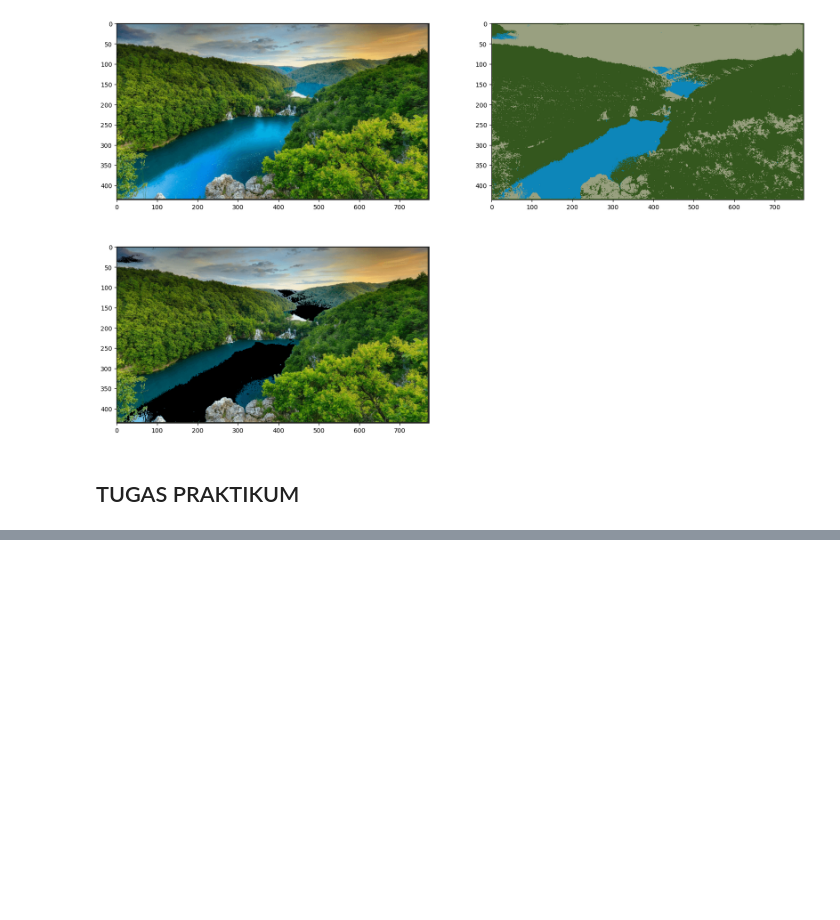
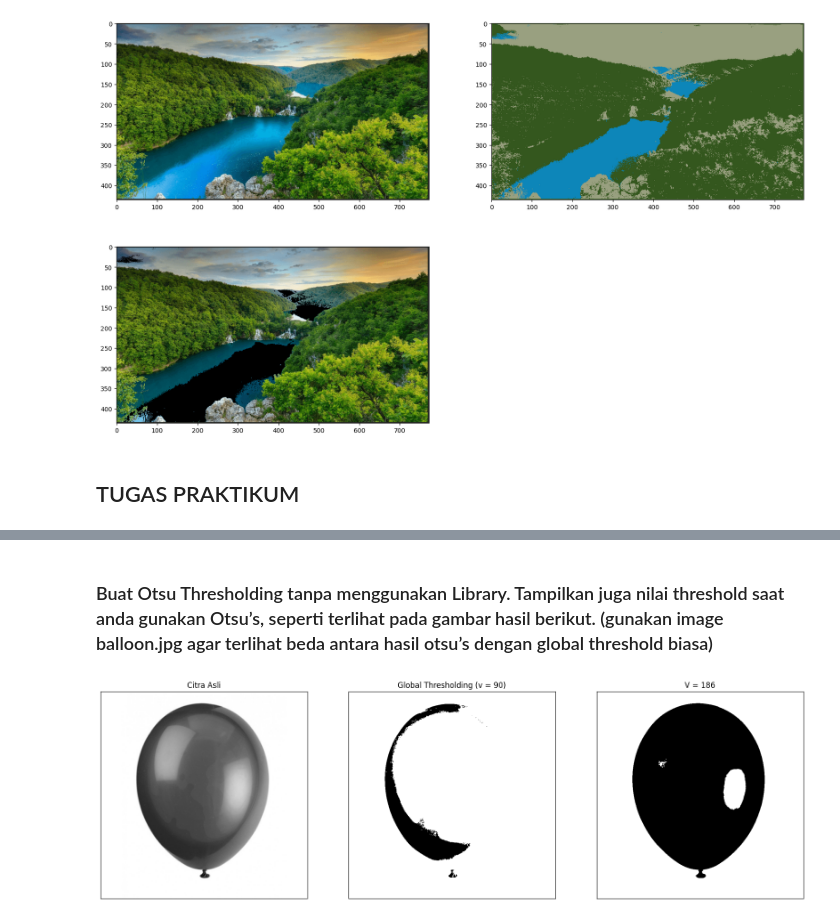
Before and after one commit to Daffaaq/PCVK_Genap_2023, a Jupyter notebook: Week10.ipynb, the cells around one changed output, grey strips where cells are left out. Saved outputs shown, nothing was run; the diff lists cells and outputs as text; code cells hidden in the pictures; blank space fills up the shorter version.

```diff
--- a/Week10.ipynb
+++ b/Week10.ipynb
@@ -179,0 +217,48 @@ plt.subplot(2,2,3),plt.imshow(masked_image)
+# %% [markdown]
+### Buat Otsu Thresholding tanpa menggunakan Library. Tampilkan juga nilai threshold saat anda gunakan Otsu’s, seperti terlihat pada gambar hasil berikut. (gunakan image balloon.jpg agar terlihat beda antara hasil otsu’s dengan global threshold biasa)
+# %%
+import cv2 as cv
+import matplotlib.pyplot as plt
+
+filename = '/content/drive/MyDrive/PVCK/Pertemuan 3/Images/balloon.jpg'
+img = cv.imread(filename, 0)
+blur = cv.GaussianBlur(img, (5, 5), 0)
+
+hist = cv.calcHist([blur], [0], None, [256], [0, 256])
+hist_norm = hist.ravel() / hist.max()
+Q = hist_norm.cumsum()
+bins = np.arange(256)
+wb = 0
+sumb = 0
+varmax = 0
+fn_min = float('inf')
+thresh = -1
+
+for i in range(0, 255):
+    wb += hist[i]
+    wf = (img.shape[0] * img.shape[1]) - wb
+    sumb += (i * hist[i])
+    mb = sumb / wb
+    mf = (sumb - sumb) / wf
+    betweenvar = wb * wf * (mb - mf) * (mb - mf)
+    if (betweenvar > varmax):
+        varmax = betweenvar
+        thresh = i
+
+x = "V = 186"
+ret, th1 = cv.threshold(blur, 90, 255, cv.THRESH_BINARY)
+ret, th2 = cv.threshold(blur, 186, 255, cv.THRESH_BINARY)
+
+titles = ['Citra Asli', 'Global Thresholding (v = 90)', x]
+citra3 = [blur, th1, th2]
+
+plt.figure(figsize=(20, 15))
+for i in range(len(citra3)):
+    plt.subplot(1, 3, i + 1)
+    plt.imshow(citra3[i], 'gray')
+    plt.title(titles[i])
+    plt.xticks([]), plt.yticks([])
+
+plt.show()
+# %% [output]
+[figure, added]
```
Also changed, not shown: parts of 5 cells of this notebook.
